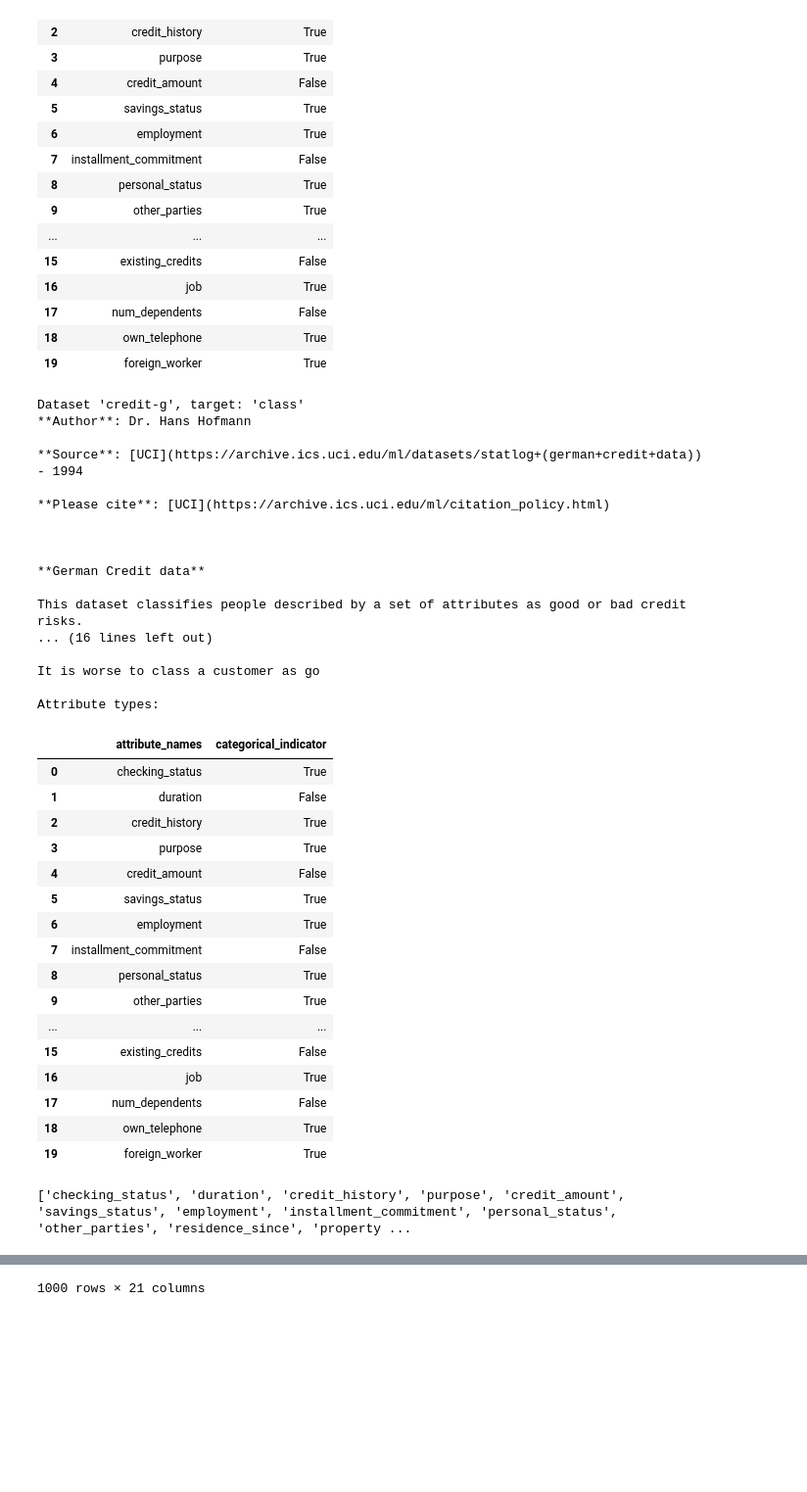
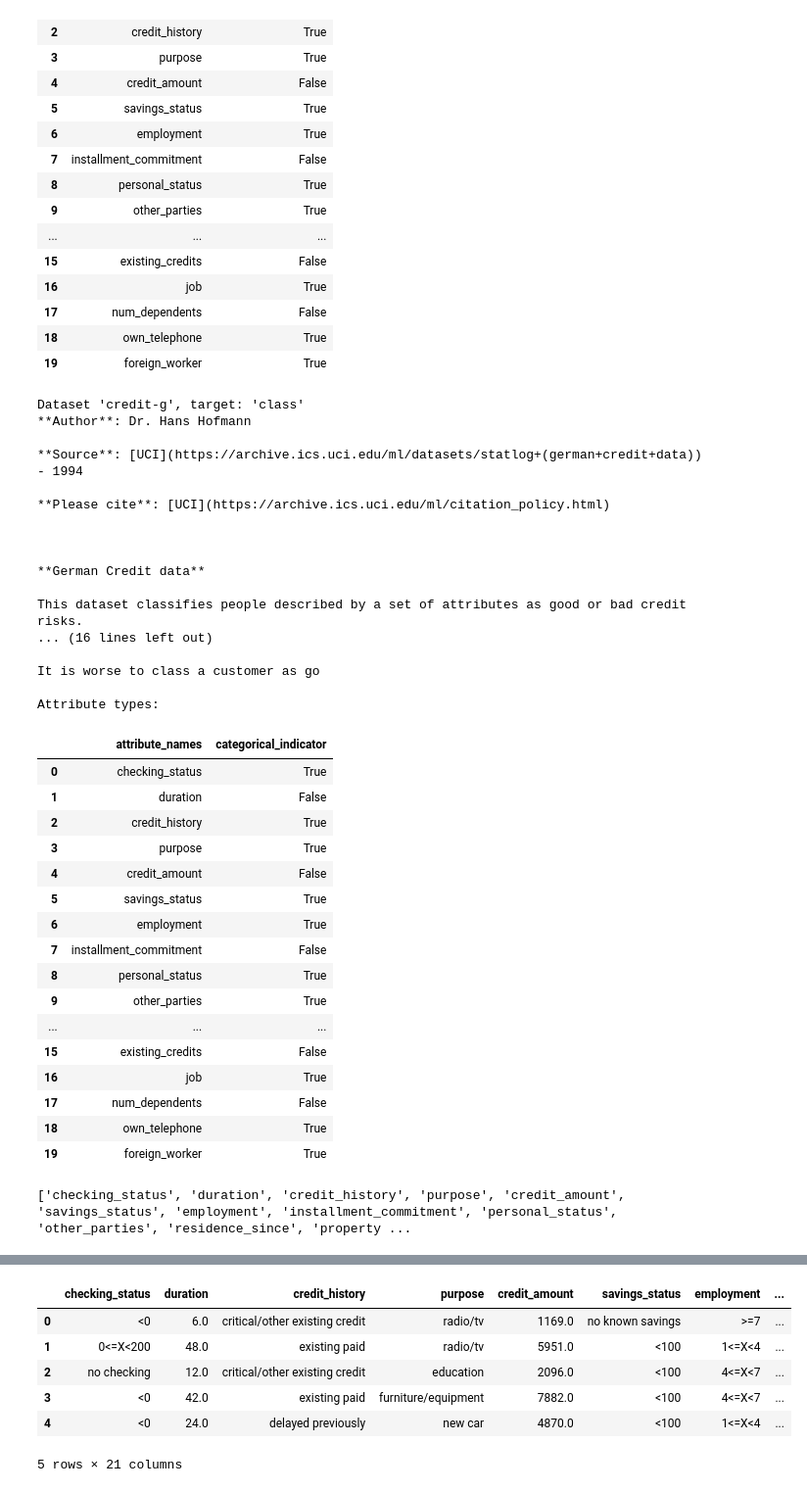
Before and after one commit to SharmaRupali/jenga, a Jupyter notebook: experimental_setup.ipynb, the cells around one changed output, grey strips where cells are left out. Shown: that part at 98% size. Saved outputs shown, nothing was run; the diff lists cells and outputs as text; code cells hidden in the pictures; blank space fills up the shorter version.

```diff
--- a/experimental_setup.ipynb
+++ b/experimental_setup.ipynb
@@ -191,12 +196,14 @@ display(attribute_types)
 # %%
 def get_alldata(dataset_name):
     ''' Get dataset from the OpenML Datasets and tranform it for use.
+
     Params:
     dataset_name: str: name of the dataset
 
     Returns:
     all_data: dataframe: combined data and labels
     attribute_names: list: names of attributes from the data
+    attribute_types: dataframe: names and types of attributes from the data
     '''
 
     data = openml.datasets.get_dataset(dataset_name)
@@ -215,6 +222,8 @@ def get_alldata(dataset_name):
         target=data.default_target_attribute
     )
 
+    ## combine the attribute names with the information of them being categorical or not
+    # will be used further in order not to manually distinguish between the numerical and categorical features
     attribute_types = pd.DataFrame(attribute_names, columns=["attribute_names"])
     attribute_types['categorical_indicator'] = categorical_indicator
     print("\nAttribute types: ")
@@ -223,12 +232,13 @@ def get_alldata(dataset_name):
     all_data = X.copy(deep=True)
     all_data['class'] = y
 
-    return all_data, attribute_names
+    return all_data, attribute_names, attribute_types
 # %%
 ## test credit-g dataset (openML)
-all_data, attribute_names = get_alldata("credit-g")
+all_data, attribute_names, attribute_types = get_alldata("credit-g")
 print(attribute_names)
-all_data
+display(attribute_types)
+display(all_data.head())
 # %% [output]
 Dataset 'credit-g', target: 'class'
 **Author**: Dr. Hans Hofmann
@@ -280,3 +295,9 @@ Attribute types:
+|  | checking_status | duration | credit_history | purpose | credit_amount | savings_status | employment | ... |
+| 0 | <0 | 6.0 | critical/other existing credit | radio/tv | 1169.0 | no known savings | >=7 | ... |
+| 1 | 0<=X<200 | 48.0 | existing paid | radio/tv | 5951.0 | <100 | 1<=X<4 | ... |
+| 2 | no checking | 12.0 | critical/other existing credit | education | 2096.0 | <100 | 4<=X<7 | ... |
+| 3 | <0 | 42.0 | existing paid | furniture/equipment | 7882.0 | <100 | 4<=X<7 | ... |
+| 4 | <0 | 24.0 | delayed previously | new car | 4870.0 | <100 | 1<=X<4 | ... |
-1000 rows × 21 columns
+5 rows × 21 columns
 # %%
 ## test blood-transfusion-service-center dataset (openML)
```
Also changed, not shown: parts of 9 cells of this notebook.
